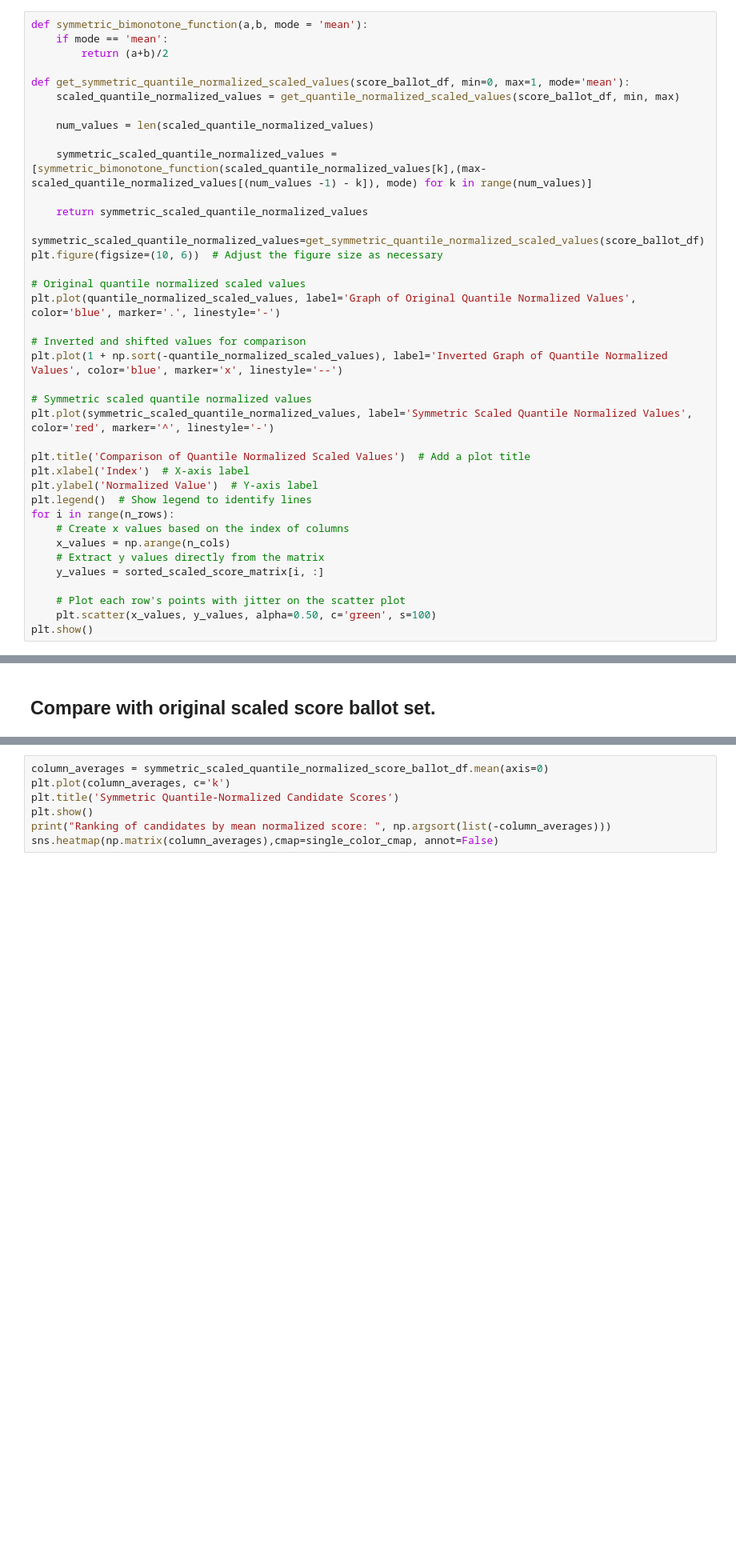
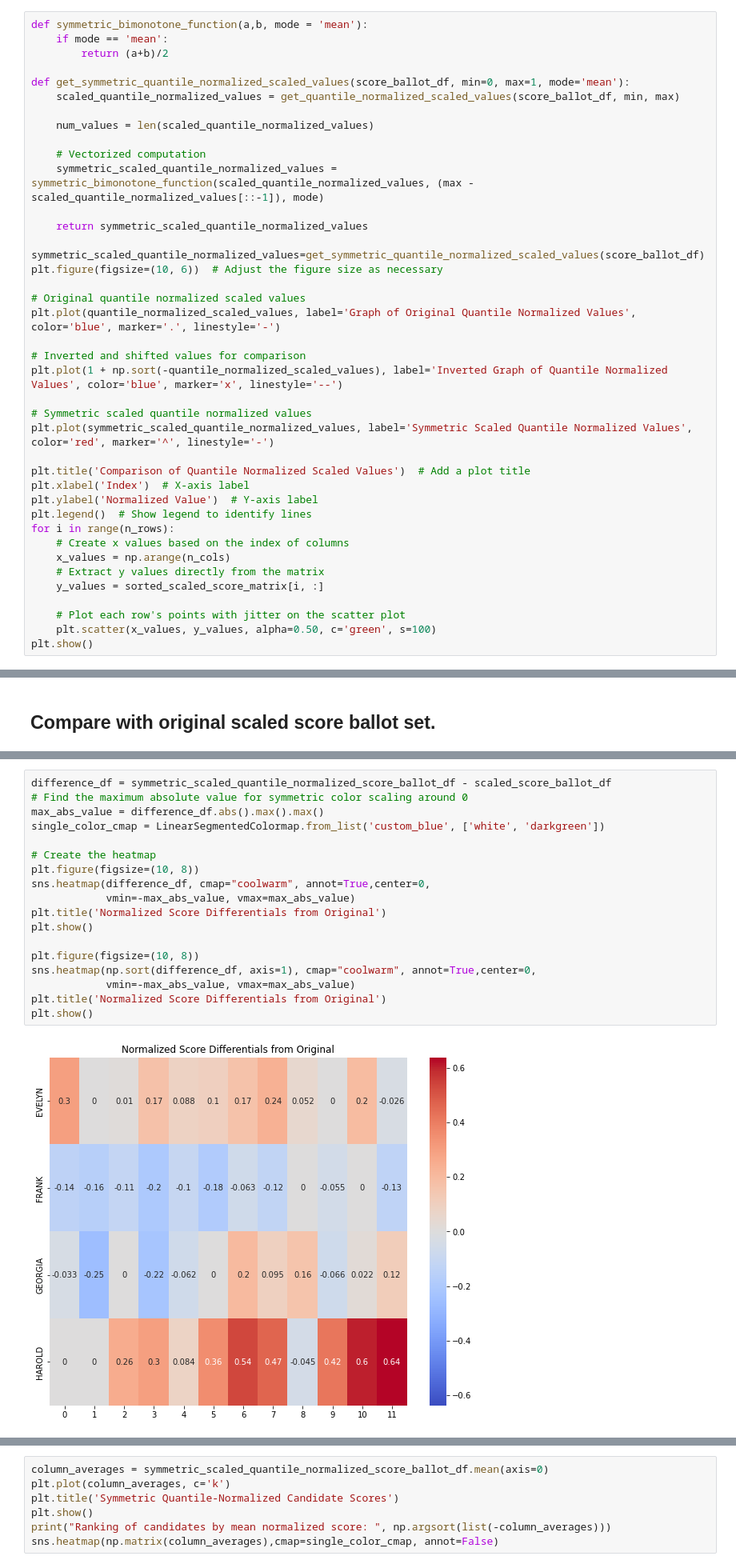
Before and after one commit to cfrankston728/symmetric_quantile-normalized_score, a Jupyter notebook: voting_explorer.ipynb, the cells around one changed output, grey strips where cells are left out. Shown at 80% size. Saved outputs shown, nothing was run; the diff lists cells and outputs as text; blank space fills up the shorter version.

```diff
--- a/voting_explorer.ipynb
+++ b/voting_explorer.ipynb
@@ -204,7 +201,8 @@ def get_symmetric_quantile_normalized_scaled_values(score_ballot_df, min=0, max=
 
     num_values = len(scaled_quantile_normalized_values)
 
-    symmetric_scaled_quantile_normalized_values = [symmetric_bimonotone_function(scaled_quantile_normalized_values[k],(max-scaled_quantile_normalized_values[(num_values -1) - k]), mode) for k in range(num_values)]
+    # Vectorized computation
+    symmetric_scaled_quantile_normalized_values = symmetric_bimonotone_function(scaled_quantile_normalized_values, (max - scaled_quantile_normalized_values[::-1]), mode)
 
     return symmetric_scaled_quantile_normalized_values
 
@@ -321,0 +392,20 @@ scaled_score_ballot_df
+# %%
+difference_df = symmetric_scaled_quantile_normalized_score_ballot_df - scaled_score_ballot_df
+# Find the maximum absolute value for symmetric color scaling around 0
+max_abs_value = difference_df.abs().max().max()
+single_color_cmap = LinearSegmentedColormap.from_list('custom_blue', ['white', 'darkgreen'])
+
+# Create the heatmap
+plt.figure(figsize=(10, 8))
+sns.heatmap(difference_df, cmap="coolwarm", annot=True,center=0,
+            vmin=-max_abs_value, vmax=max_abs_value)
+plt.title('Normalized Score Differentials from Original')
+plt.show()
+
+plt.figure(figsize=(10, 8))
+sns.heatmap(np.sort(difference_df, axis=1), cmap="coolwarm", annot=True,center=0,
+            vmin=-max_abs_value, vmax=max_abs_value)
+plt.title('Normalized Score Differentials from Original')
+plt.show()
+# %% [output]
+[figure, added]
```
Also changed, not shown: parts of 9 cells of this notebook.
